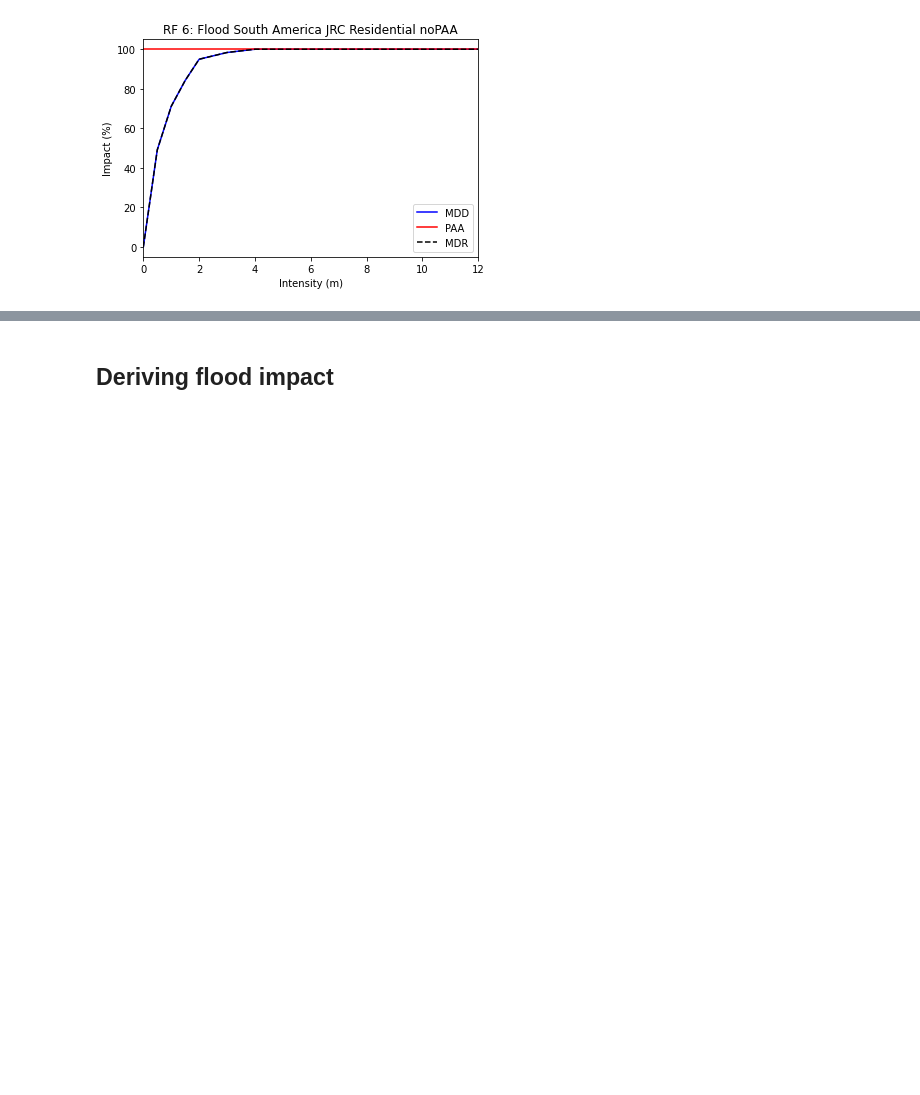
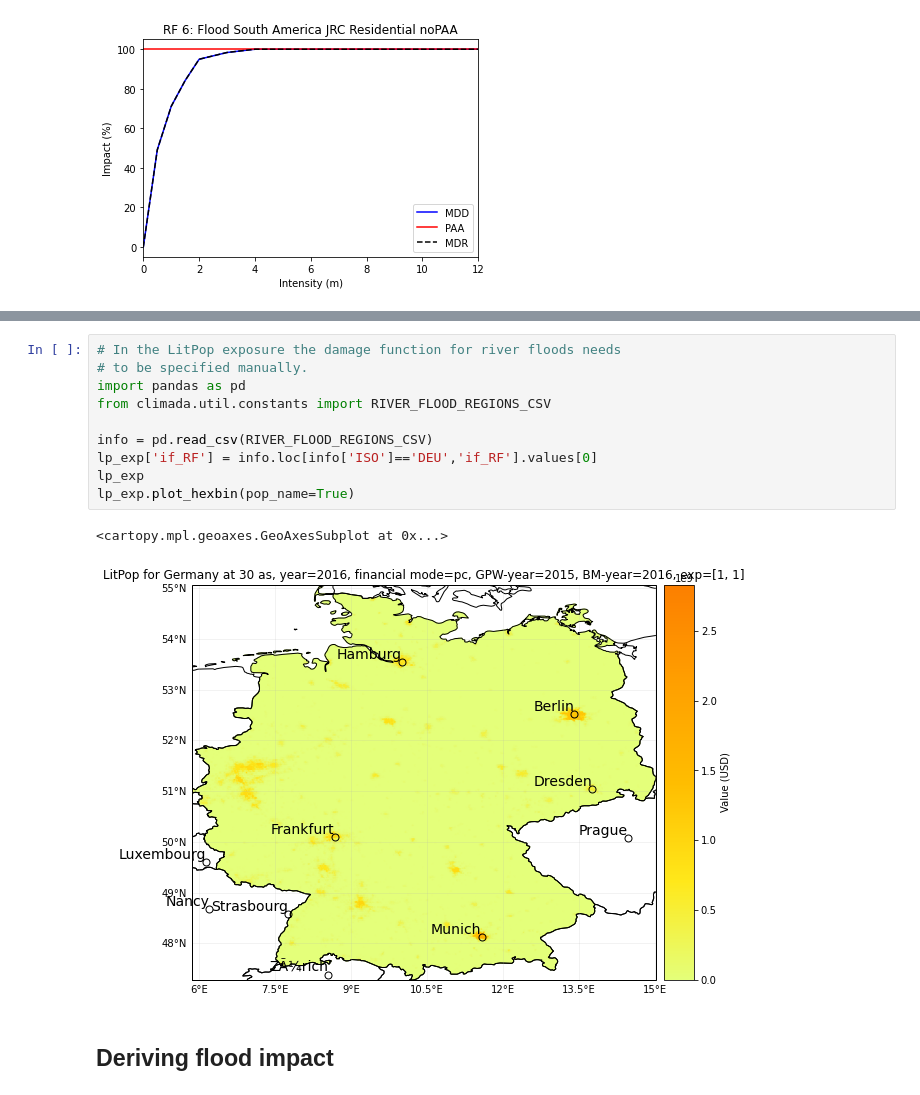
Before and after one commit to mmyrte/climada_python, a Jupyter notebook: doc/tutorial/climada_hazard_RiverFlood.ipynb, the cells around one changed output, grey strips where cells are left out. Cells and saved outputs as stored; diff of their text form; blank space fills up the shorter version.

```diff
--- a/doc/tutorial/climada_hazard_RiverFlood.ipynb
+++ b/doc/tutorial/climada_hazard_RiverFlood.ipynb
@@ -219,3 +325,16 @@ if_OCE[0].plot()
+# %%
+# In the LitPop exposure the damage function for river floods needs
+# to be specified manually.
+import pandas as pd
+from climada.util.constants import RIVER_FLOOD_REGIONS_CSV
+
+info = pd.read_csv(RIVER_FLOOD_REGIONS_CSV)
+lp_exp['if_RF'] = info.loc[info['ISO']=='DEU','if_RF'].values[0]
+lp_exp
+lp_exp.plot_hexbin(pop_name=True)
+# %% [output]
+<cartopy.mpl.geoaxes.GeoAxesSubplot at 0x...>
+[figure, added]
 # %% [markdown]
 ## Deriving flood impact
 # %%
```
Also changed, not shown: parts of 18 cells of this notebook.
